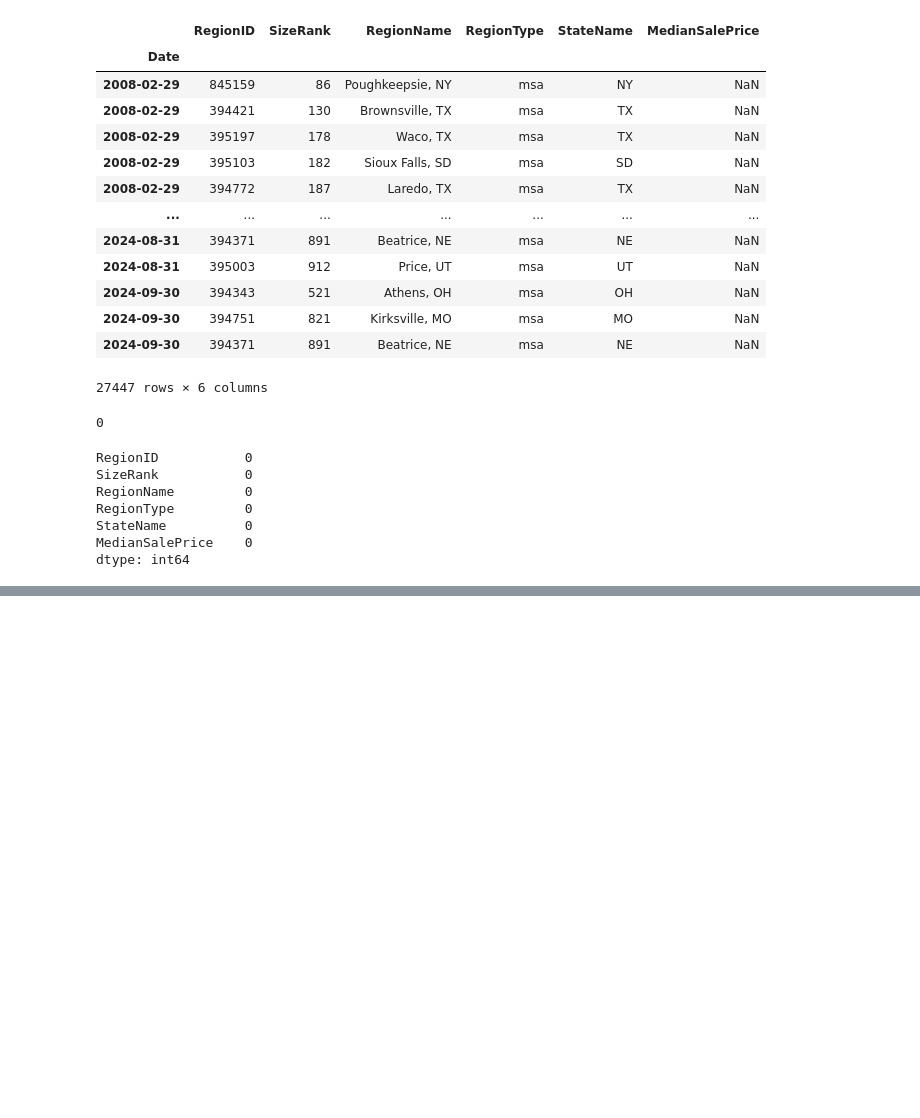
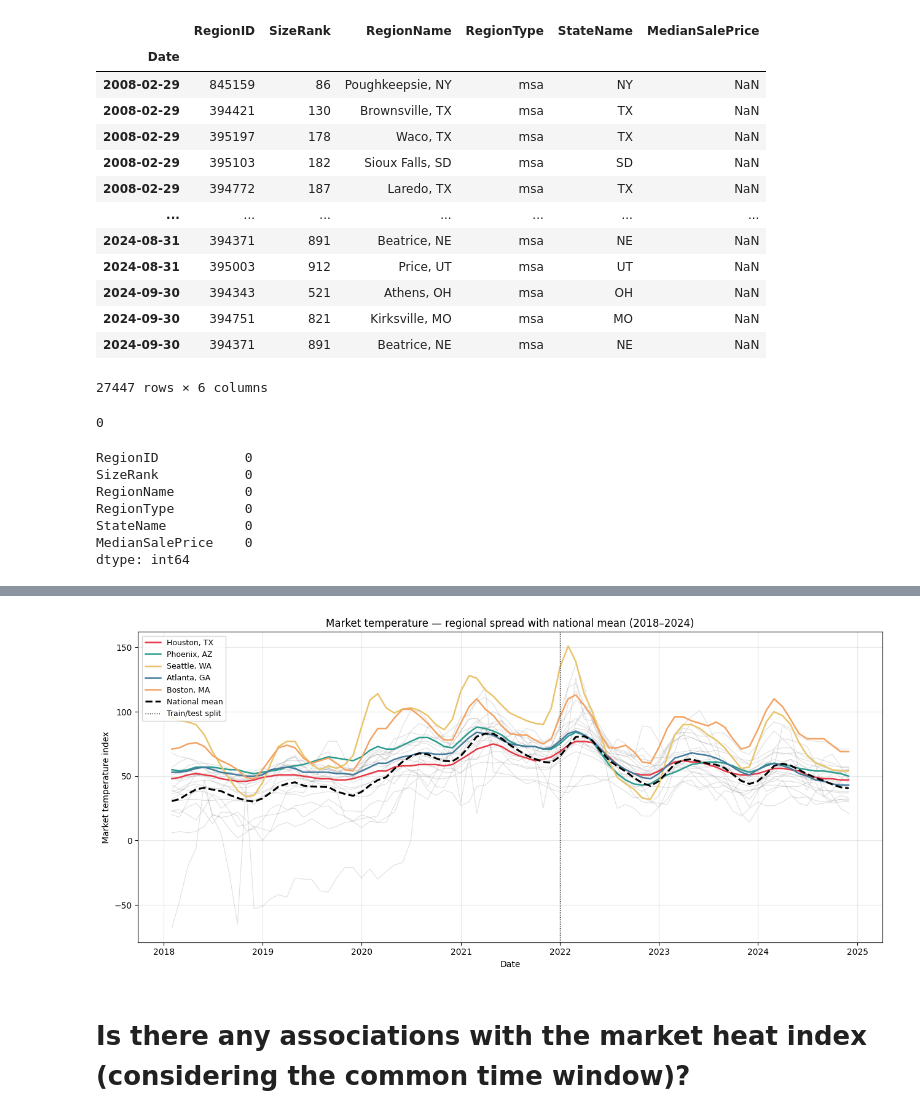
Before and after one commit to Onath/PropertyPriceForecasting, a Jupyter notebook: property_price_forecasting.ipynb, the cells around one changed output, grey strips where cells are left out. Drawn from its saved outputs; the diff is of its cells as text; code cells hidden in the pictures; blank space fills up the shorter version.

```diff
--- a/property_price_forecasting.ipynb
+++ b/property_price_forecasting.ipynb
@@ -473,0 +623,75 @@ dtype: int64
+# %%
+# pick a representative sample of regions for visibility
+import numpy as np
+
+rng = np.random.default_rng()
+background_regions = rng.choice(
+    df_market_temp_updated["RegionName"].unique(),
+    size=20,
+    replace=False
+)
+
+# pivot to wide format for easy plotting
+df_wide = df_market_temp_updated.reset_index().pivot(
+    index="Date",
+    columns="RegionName",
+    values="MarketTemperature"
+)
+
+# national mean across all metro areas
+metro_only = df_market_temp_updated[
+    df_market_temp_updated["RegionType"] == "msa"
+]
+national_mean = metro_only.groupby(level=0)["MarketTemperature"].mean()
+
+fig, ax = plt.subplots(figsize=(13, 6))
+
+# plot background regions in light grey — they show the spread
+for region in background_regions:
+    if region in df_wide.columns:
+        ax.plot(
+            df_wide.index,
+            df_wide[region],
+            color="grey",
+            alpha=0.25,
+            linewidth=0.8
+        )
+
+# overlay your 5 chosen cities in colour
+colors = ["#E63946", "#2A9D8F", "#E9C46A", "#457B9D", "#F4A261"]
+for city, color in zip(selected_regions, colors):
+    if city in df_wide.columns:
+        ax.plot(
+            df_wide.index,
+            df_wide[city],
+            color=color,
+            linewidth=1.8,
+            label=city
+        )
+
+# national mean on top in bold
+ax.plot(
+    national_mean.index,
+    national_mean,
+    color="black",
+    linewidth=2.2,
+    linestyle="--",
+    label="National mean"
+)
+
+ax.axvline(
+    pd.Timestamp("2022-01-01"),
+    color="black", linestyle=":", linewidth=1, label="Train/test split"
+)
+
+ax.set_title("Market temperature — regional spread with national mean (2018–2024)")
+ax.set_xlabel("Date")
+ax.set_ylabel("Market temperature index")
+ax.legend(fontsize=9, loc="upper left")
+ax.grid(True, alpha=0.3)
+plt.tight_layout()
+plt.show()
+# %% [output]
+[figure, added]
+# %% [markdown]
+# Is there any associations with the market heat index (considering the common time window)?
```
Also changed, not shown: parts of 43 cells of this notebook.
